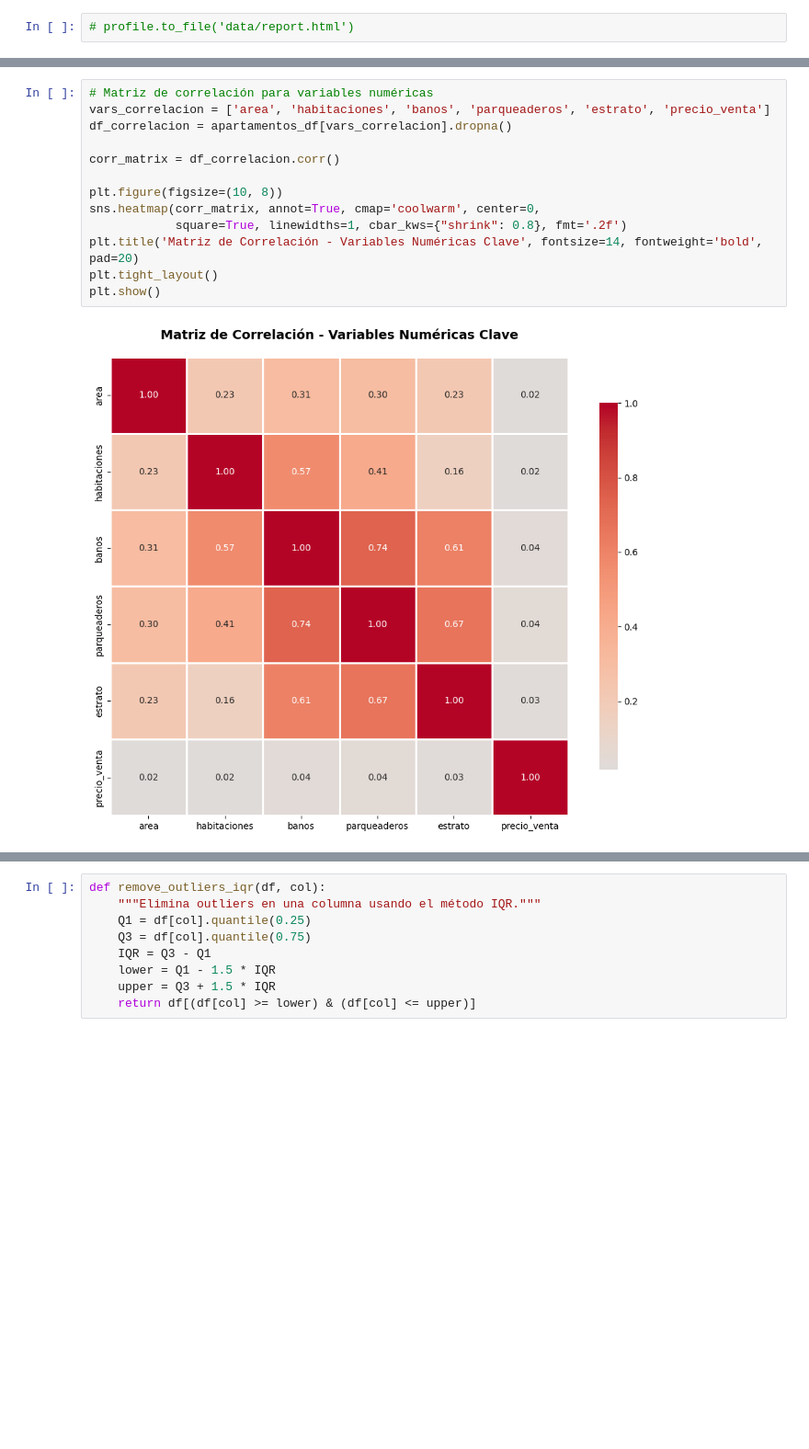
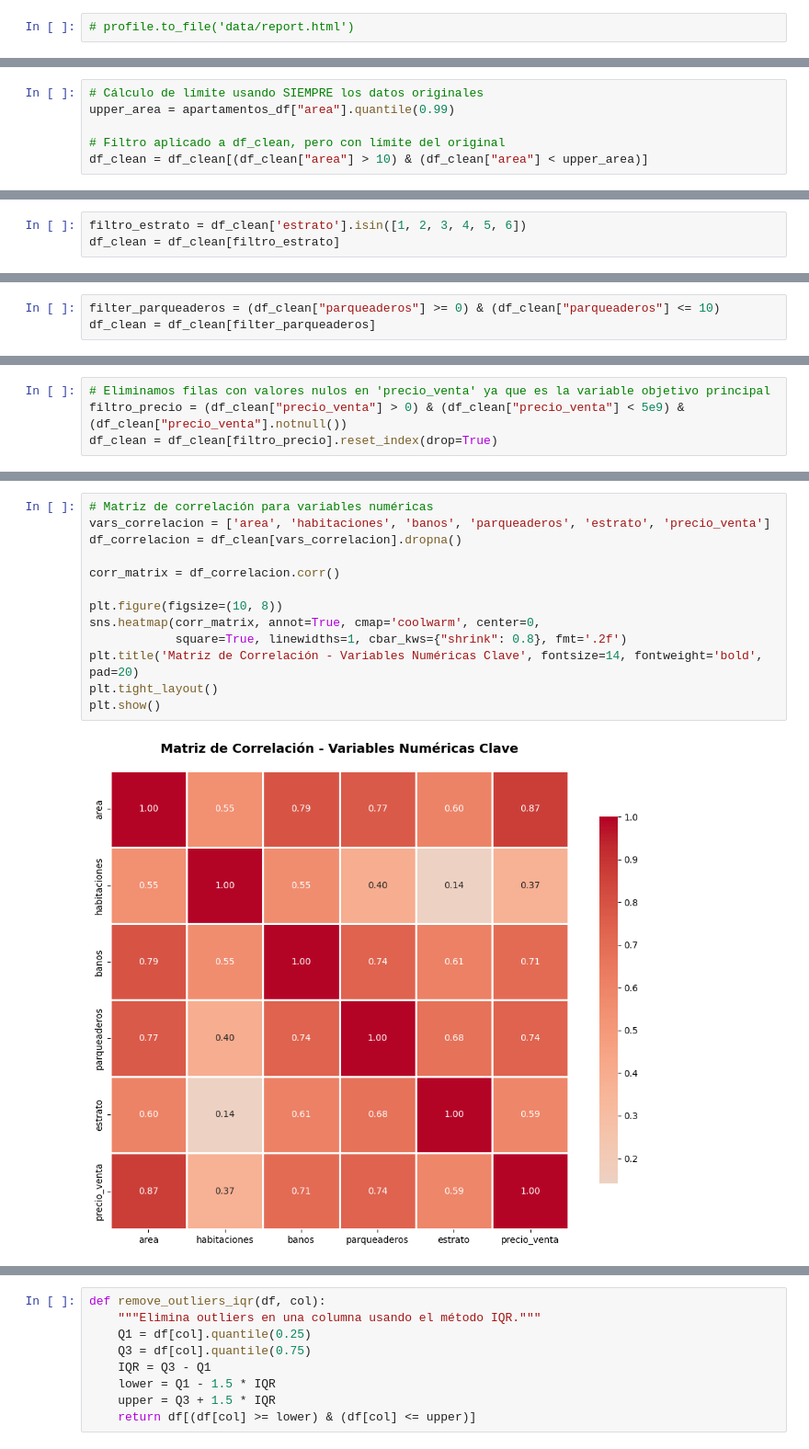
Before and after one commit to maperezp/Taller2-CDA, a Jupyter notebook: Taller2.ipynb, the cells around one changed output, grey strips where cells are left out. Shown at 92% size. Saved outputs shown, nothing was run; the diff lists cells and outputs as text; blank space fills up the shorter version.

```diff
--- a/Taller2.ipynb
+++ b/Taller2.ipynb
@@ -160,0 +232,6 @@ apartamentos_df[vars_numericas].describe().T
+# %%
+# Cálculo de límite usando SIEMPRE los datos originales
+upper_area = apartamentos_df["area"].quantile(0.99)
+
+# Filtro aplicado a df_clean, pero con límite del original
+df_clean = df_clean[(df_clean["area"] > 10) & (df_clean["area"] < upper_area)]
@@ -160,0 +244,3 @@ apartamentos_df[vars_numericas].describe().T
+# %%
+filtro_estrato = df_clean['estrato'].isin([1, 2, 3, 4, 5, 6])
+df_clean = df_clean[filtro_estrato]
@@ -161 +267,4 @@ apartamentos_df[vars_numericas].describe().T
+# %%
+filter_parqueaderos = (df_clean["parqueaderos"] >= 0) & (df_clean["parqueaderos"] <= 10)
+df_clean = df_clean[filter_parqueaderos]
 # %% [markdown]
@@ -185,4 +281,8 @@ apartamentos_df[vars_numericas].describe().T
 - **Media:** $2,364,794,000 COP (~2.36 mil millones)
 - **Mediana:** $700,000,000 COP
 - Gran diferencia entre media y mediana indica presencia de propiedades de muy alto valor
+# %%
+# Eliminamos filas con valores nulos en 'precio_venta' ya que es la variable objetivo principal
+filtro_precio = (df_clean["precio_venta"] > 0) & (df_clean["precio_venta"] < 5e9) & (df_clean["precio_venta"].notnull())
+df_clean = df_clean[filtro_precio].reset_index(drop=True)
 # %% [markdown]
@@ -327,15 +426,15 @@ plt.show()
 # %%
 # Matriz de correlación para variables numéricas
 vars_correlacion = ['area', 'habitaciones', 'banos', 'parqueaderos', 'estrato', 'precio_venta']
-df_correlacion = apartamentos_df[vars_correlacion].dropna()
+df_correlacion = df_clean[vars_correlacion].dropna()
 
 corr_matrix = df_correlacion.corr()
 
 plt.figure(figsize=(10, 8))
 sns.heatmap(corr_matrix, annot=True, cmap='coolwarm', center=0,
             square=True, linewidths=1, cbar_kws={"shrink": 0.8}, fmt='.2f')
 plt.title('Matriz de Correlación - Variables Numéricas Clave', fontsize=14, fontweight='bold', pad=20)
 plt.tight_layout()
 plt.show()
 # %% [output]
-[figure, old version]
+[figure, new version]
```
Also changed, not shown: parts of 114 cells of this notebook, 2 other files.
